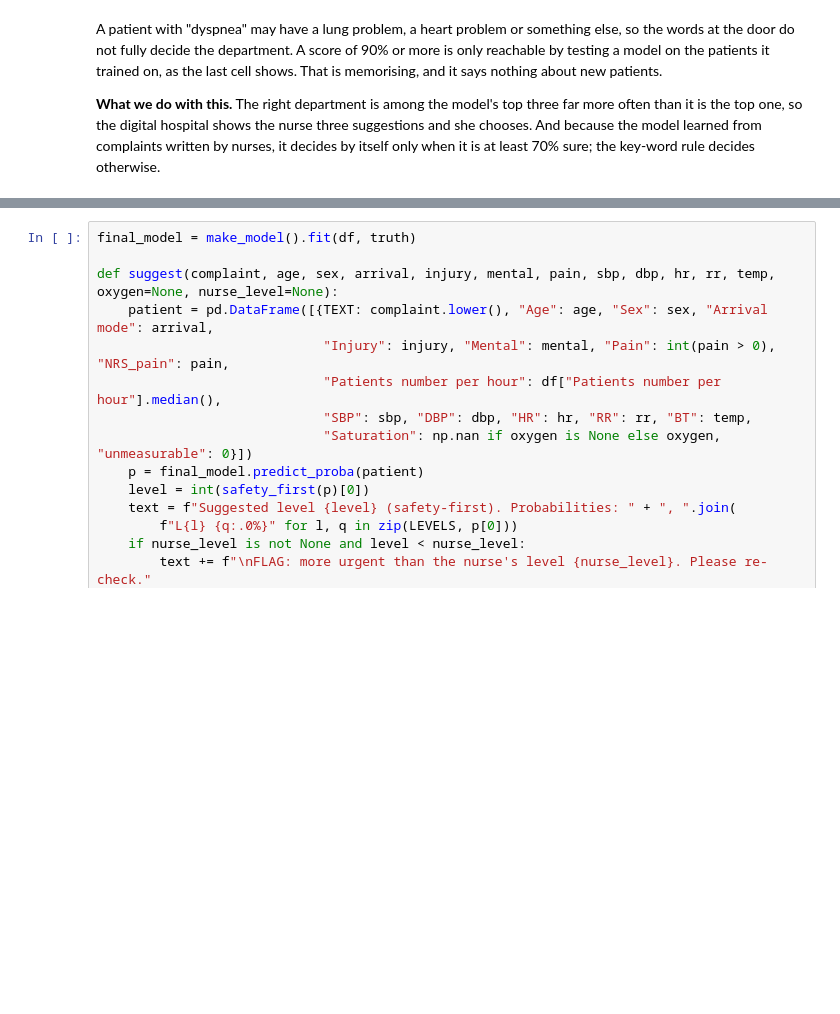
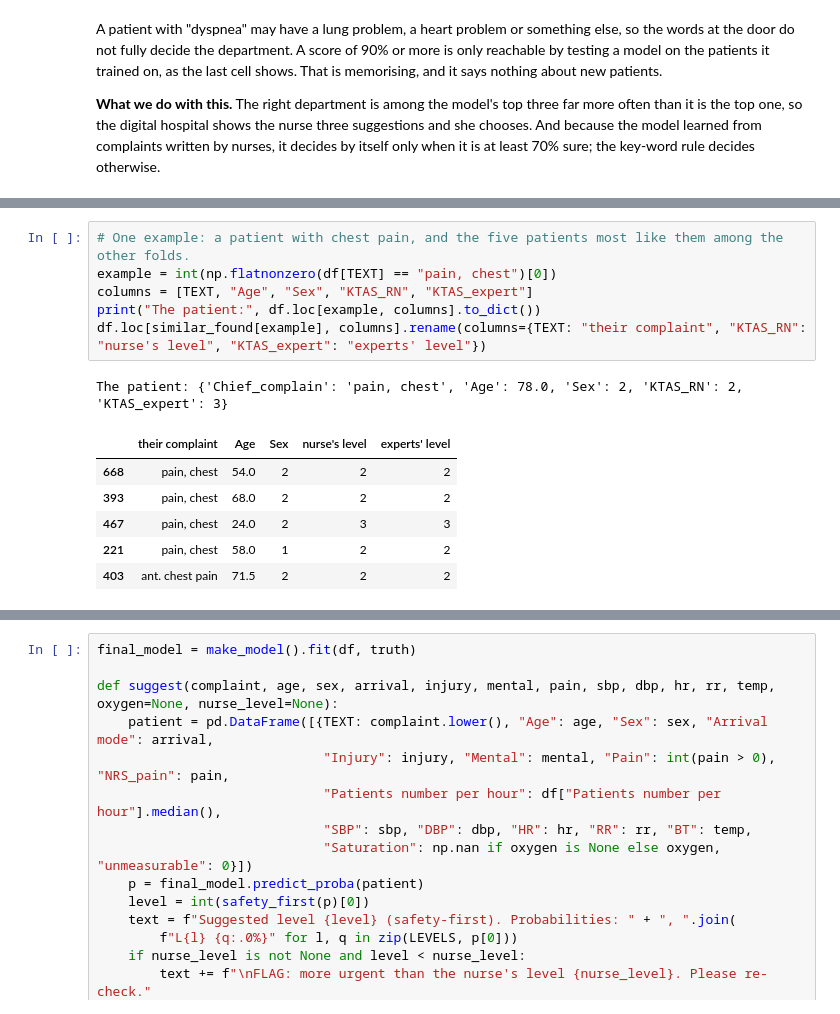
Before and after one commit to potlatiy/emergency-triage-ai, a Jupyter notebook: triage.ipynb, the cells around one changed output, grey strips where cells are left out. Drawn from its saved outputs; the diff is of its cells as text; blank space fills up the shorter version.

Commit message:
Notebook sections 14 and 15, README and guide figures for the range and the similar patients; phone no longer downloads the line
Co-Authored-By: Claude Fable 5.2 <noreply@anthropic.com>

```diff
--- a/triage.ipynb
+++ b/triage.ipynb
@@ -760,0 +920,14 @@ decides otherwise.
+# %%
+# One example: a patient with chest pain, and the five patients most like them among the other folds.
+example = int(np.flatnonzero(df[TEXT] == "pain, chest")[0])
+columns = [TEXT, "Age", "Sex", "KTAS_RN", "KTAS_expert"]
+print("The patient:", df.loc[example, columns].to_dict())
+df.loc[similar_found[example], columns].rename(columns={TEXT: "their complaint", "KTAS_RN": "nurse's level", "KTAS_expert": "experts' level"})
+# %% [output]
+The patient: {'Chief_complain': 'pain, chest', 'Age': 78.0, 'Sex': 2, 'KTAS_RN': 2, 'KTAS_expert': 3}
+|  | their complaint | Age | Sex | nurse's level | experts' level |
+| 668 | pain, chest | 54.0 | 2 | 2 | 2 |
+| 393 | pain, chest | 68.0 | 2 | 2 | 2 |
+| 467 | pain, chest | 24.0 | 2 | 3 | 3 |
+| 221 | pain, chest | 58.0 | 1 | 2 | 2 |
+| 403 | ant. chest pain | 71.5 | 2 | 2 | 2 |
```
Also changed, not shown: parts of 8 cells of this notebook, 4 other files.
